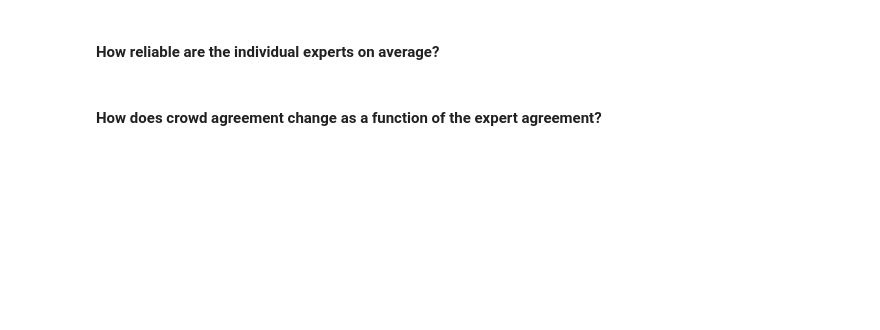
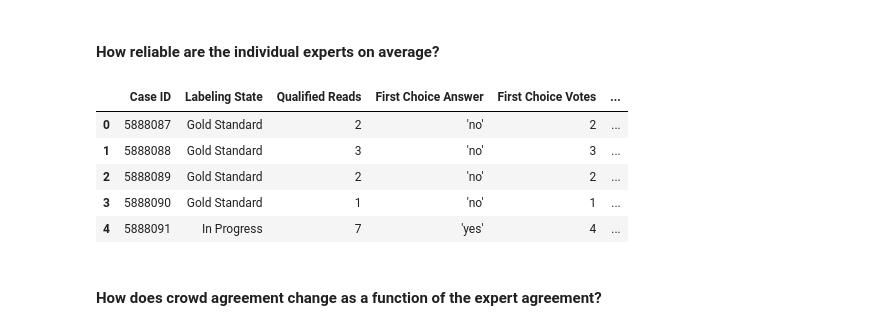
Before and after one commit to jess-valiarovski/OA-medical-images, a Jupyter notebook: exploratory_analysis.ipynb, the cells around one changed output. Drawn from its saved outputs; the diff is of its cells as text; code cells hidden in the pictures; blank space fills up the shorter version.

```diff
--- a/exploratory_analysis.ipynb
+++ b/exploratory_analysis.ipynb
@@ -158,2 +167,16 @@ df = df.drop(columns= ["Correct Label","Majority Label","Difficulty","Agreement"
 # %% [markdown]
 #### How reliable are the individual experts on average?
+# %%
+#fig = px.bar(df, x= "Expert Majority", y="Expert: Abnormal Votes", facet_col)
+#fig.show()
+#FIX NaN
+df.fillna('split', inplace=True)
+df['Expert Majority'].value_counts()
+df.head()
+# %% [output]
+|  | Case ID | Labeling State | Qualified Reads | First Choice Answer | First Choice Votes | ... |
+| 0 | 5888087 | Gold Standard | 2 | 'no' | 2 | ... |
+| 1 | 5888088 | Gold Standard | 3 | 'no' | 3 | ... |
+| 2 | 5888089 | Gold Standard | 2 | 'no' | 2 | ... |
+| 3 | 5888090 | Gold Standard | 1 | 'no' | 1 | ... |
+| 4 | 5888091 | In Progress | 7 | 'yes' | 4 | ... |
```
Also changed, not shown: parts of 6 cells of this notebook.
